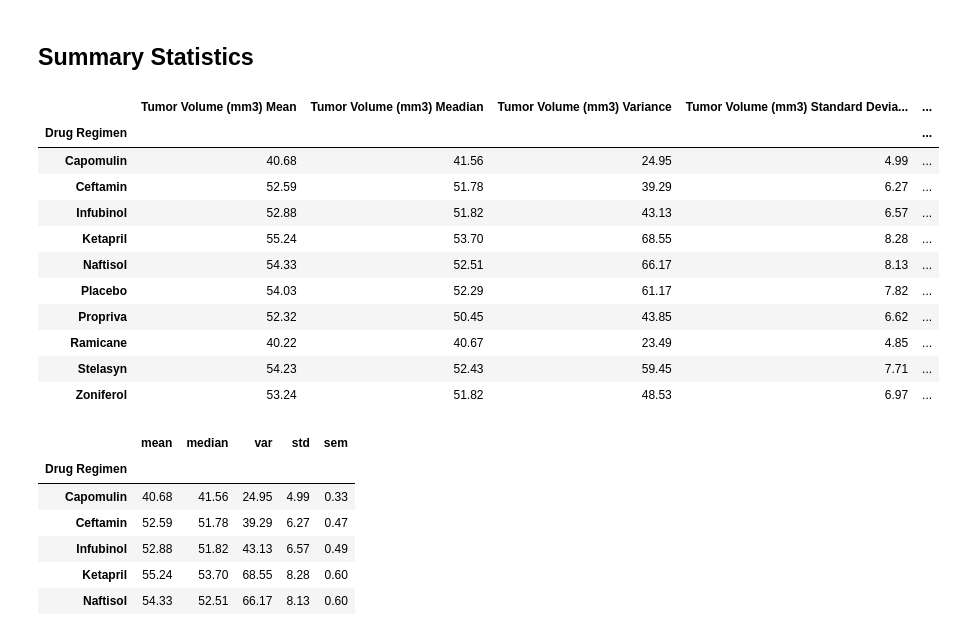
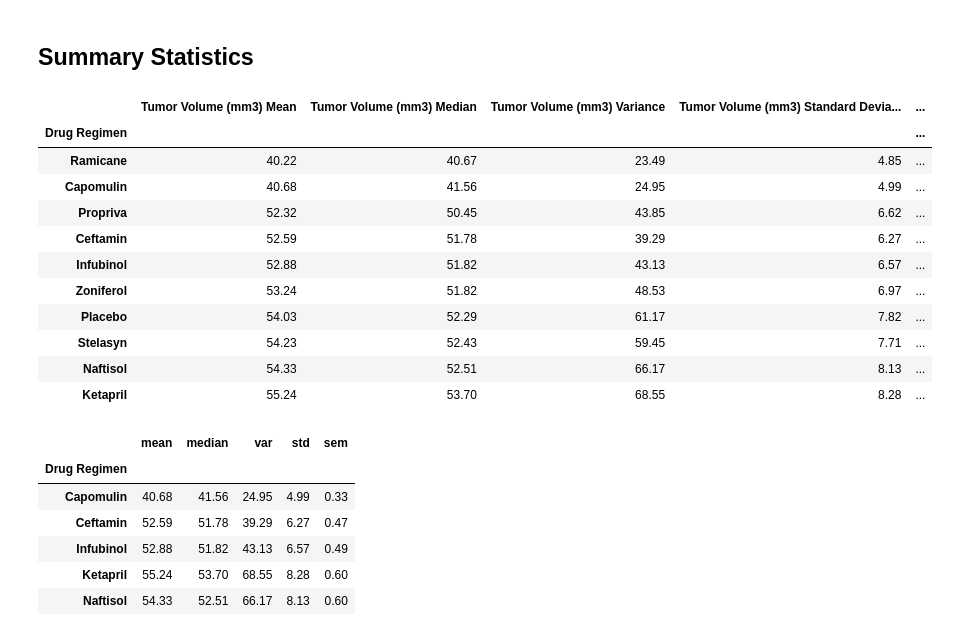
Before and after one commit to mmarange/matplotlib_challenge, a Jupyter notebook: 01-Case-Assignment/Pymaceuticals/pymaceuticals_starter.ipynb, the cells around one changed output. Drawn from its saved outputs; the diff is of its cells as text; code cells hidden in the pictures.

```diff
--- a/01-Case-Assignment/Pymaceuticals/pymaceuticals_starter.ipynb
+++ b/01-Case-Assignment/Pymaceuticals/pymaceuticals_starter.ipynb
@@ -152,36 +152,36 @@ total_mice_clean_df
 # %%
 # Generate a summary statistics table of mean, median, variance, standard deviation, and SEM of the tumor volume for each regimen
 # Use groupby and summary statistical methods to calculate the following properties of each drug regimen:
 regimen_gp =deduplicated_df.groupby('Drug Regimen')
 
 # mean, median, variance, standard deviation, and SEM of the tumor volume.
 regimen_mean = round(regimen_gp['Tumor Volume (mm3)'].mean(), 2)
 regimen_median = round(regimen_gp['Tumor Volume (mm3)'].median(), 2)
 regimen_var = round(regimen_gp['Tumor Volume (mm3)'].var(), 2)
 regimen_std = round(regimen_gp['Tumor Volume (mm3)'].std(), 2)
 regimen_sem = round(regimen_gp['Tumor Volume (mm3)'].sem(), 2)
 
 # Assemble the resulting series into a single summary dataframe.
 stats_summary = pd.DataFrame({'Tumor Volume (mm3) Mean': regimen_mean,\
-                             'Tumor Volume (mm3) Meadian': regimen_median,\
+                             'Tumor Volume (mm3) Median': regimen_median,\
                              'Tumor Volume (mm3) Variance':regimen_var,\
                              'Tumor Volume (mm3) Standard Deviation': regimen_std,\
                              'Tumor Volume (mm3) SEM value': regimen_sem})
 
-stats_summary
+stats_summary.sort_values("Tumor Volume (mm3) Mean")
 # %% [output]
-|  | Tumor Volume (mm3) Mean | Tumor Volume (mm3) Meadian | Tumor Volume (mm3) Variance | Tumor Volume (mm3) Standard Devia... | ... |
+|  | Tumor Volume (mm3) Mean | Tumor Volume (mm3) Median | Tumor Volume (mm3) Variance | Tumor Volume (mm3) Standard Devia... | ... |
 | Drug Regimen |  |  |  |  | ... |
+| Ramicane | 40.22 | 40.67 | 23.49 | 4.85 | ... |
 | Capomulin | 40.68 | 41.56 | 24.95 | 4.99 | ... |
+| Propriva | 52.32 | 50.45 | 43.85 | 6.62 | ... |
 | Ceftamin | 52.59 | 51.78 | 39.29 | 6.27 | ... |
 | Infubinol | 52.88 | 51.82 | 43.13 | 6.57 | ... |
+| Zoniferol | 53.24 | 51.82 | 48.53 | 6.97 | ... |
+| Placebo | 54.03 | 52.29 | 61.17 | 7.82 | ... |
+| Stelasyn | 54.23 | 52.43 | 59.45 | 7.71 | ... |
+| Naftisol | 54.33 | 52.51 | 66.17 | 8.13 | ... |
 | Ketapril | 55.24 | 53.70 | 68.55 | 8.28 | ... |
-| Naftisol | 54.33 | 52.51 | 66.17 | 8.13 | ... |
-| Placebo | 54.03 | 52.29 | 61.17 | 7.82 | ... |
-| Propriva | 52.32 | 50.45 | 43.85 | 6.62 | ... |
-| Ramicane | 40.22 | 40.67 | 23.49 | 4.85 | ... |
-| Stelasyn | 54.23 | 52.43 | 59.45 | 7.71 | ... |
-| Zoniferol | 53.24 | 51.82 | 48.53 | 6.97 | ... |
 # %%
 # Generate a summary statistics table of mean, median, variance, standard deviation, and SEM of the tumor volume for each regimen
 # Using the aggregation method, produce the same summary statistics in a single line
```
Also changed, not shown: 2 other files.
